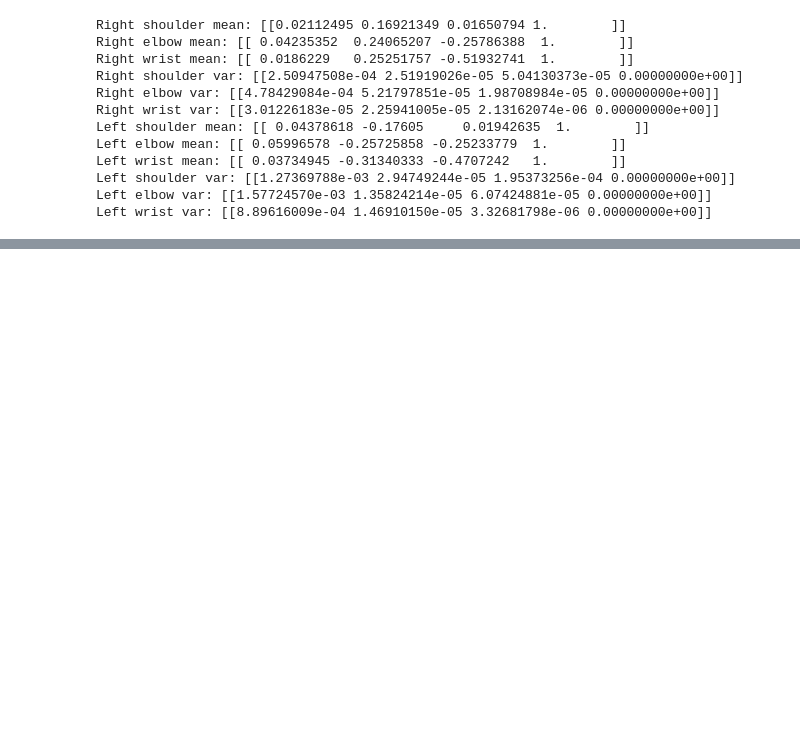
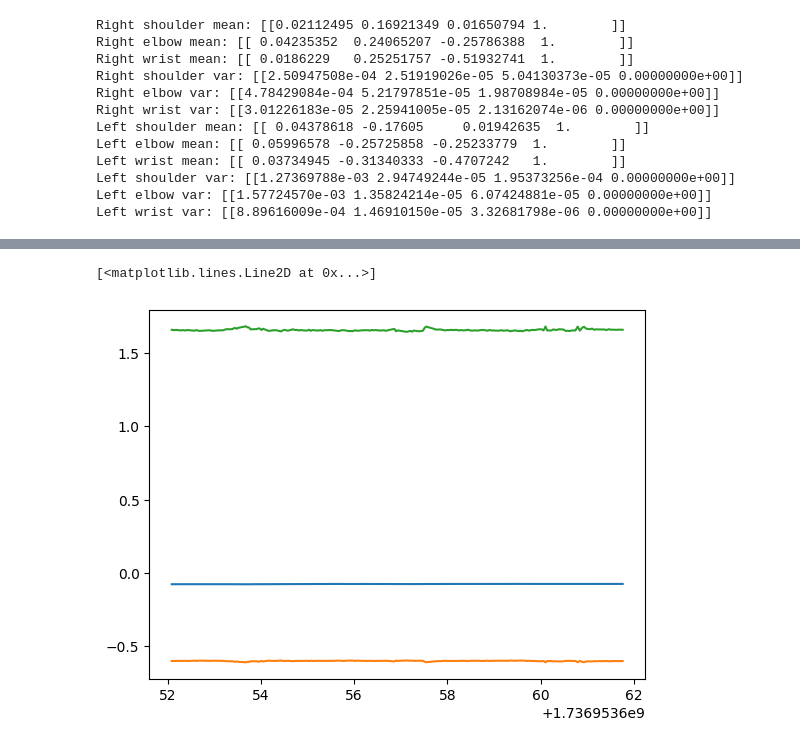
Before and after one commit to fzoric8/dev_scripts, a Jupyter notebook: hpe3d_analyses.ipynb, the cells around one changed output, grey strips where cells are left out. Cells and saved outputs as stored; diff of their text form; code cells hidden in the pictures; blank space fills up the shorter version.

```diff
--- a/hpe3d_analyses.ipynb
+++ b/hpe3d_analyses.ipynb
@@ -610,0 +619,15 @@ def plot_timeseries():
+# %%
+aruco_pose = bag.message_by_topic('/aruco_single/pose')
+aruco_pandas = pd.read_csv(aruco_pose)
+# %%
+aruco_t = aruco_pandas['Time']
+aruco_x = aruco_pandas['pose.position.x']
+aruco_y = aruco_pandas['pose.position.y']
+aruco_z = aruco_pandas['pose.position.z']
+# %%
+plt.plot(aruco_t, aruco_x)
+plt.plot(aruco_t, aruco_y)
+plt.plot(aruco_t, aruco_z)
+# %% [output]
+[<matplotlib.lines.Line2D at 0x...>]
+[figure, added]
```
Also changed, not shown: parts of 9 cells of this notebook, 5 other files.
